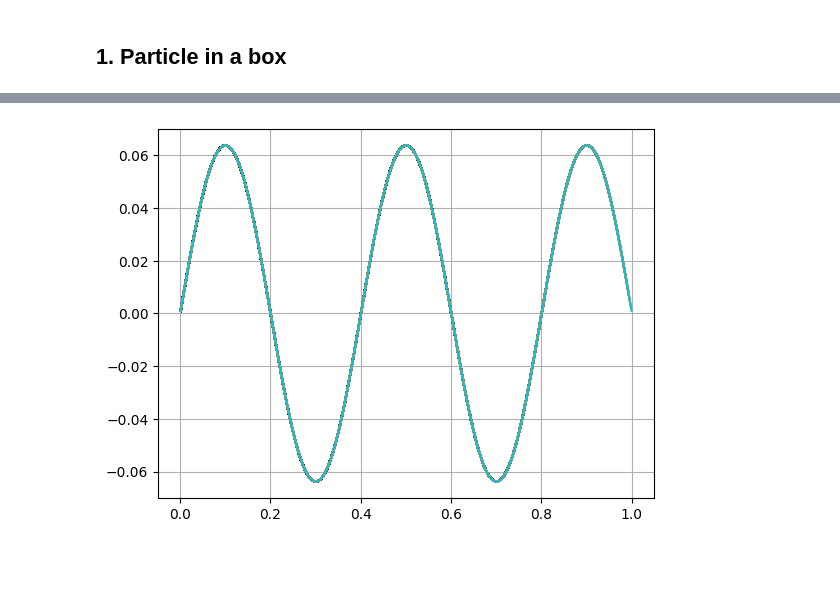
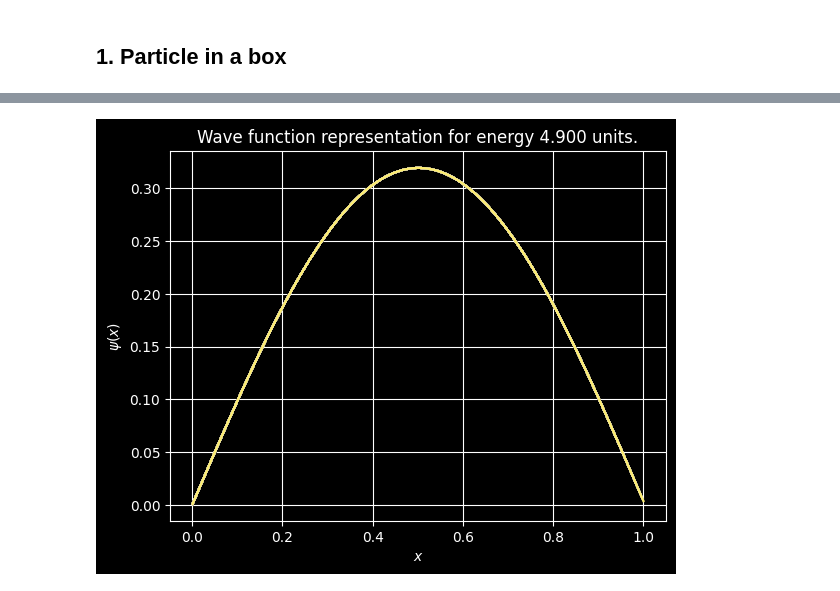
Before and after one commit to SuhasPK/My-Computational-Physics, a Jupyter notebook: Project-8/qm_particle_in_a_box.ipynb, the cells around one changed output, grey strips where cells are left out. Saved outputs shown, nothing was run; the diff lists cells and outputs as text; code cells hidden in the pictures; blank space fills up the shorter version.

```diff
--- a/Project-8/qm_particle_in_a_box.ipynb
+++ b/Project-8/qm_particle_in_a_box.ipynb
@@ -6,8 +23,9 @@
 import matplotlib.pyplot as plt
 import numpy as np
 # %%
-h = 1
+# Normalised constants
+
+hbar = 1
 m = 1
-
 a = 1
 V = 0
@@ -14,24 +63,28 @@ V = 0
 # %%
 psi=0
 dpsi=1
 x=0
 dx=a*0.001
 
 xlist=[]
-psilist=[]
+psi_list=[]
 
-E=123.12
+E= 4.9
 
+plt.style.use('dark_background')
 while x<=a:
-    ddpsi=2*m/h**2*(V-E)*psi
+    ddpsi=2*m/hbar**2*(V-E)*psi
     dpsi=dpsi+ddpsi*dx
     psi=psi+dpsi*dx
     x=x+dx
     xlist.append(x)
-    psilist.append(psi)
-    plt.plot(xlist,psilist)
+    psi_list.append(psi)
+    plt.plot(xlist,psi_list)
 
+plt.title("Wave function representation for energy %.3f units."%(E))
+plt.xlabel("$x$")
+plt.ylabel("$\psi(x)$")
 plt.grid()
 plt.show()
 # %% [output]
-[figure, old version]
+[figure, new version]
```
Also changed, not shown: parts of 13 cells of this notebook, 1 other file.
